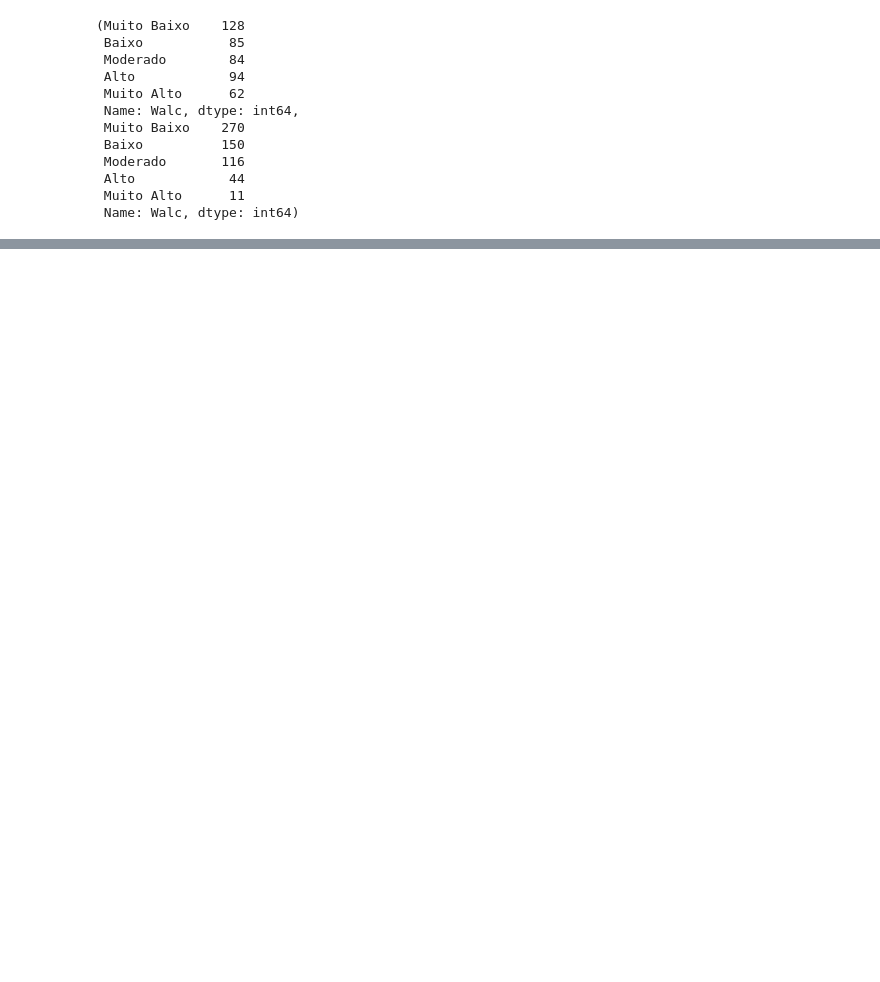
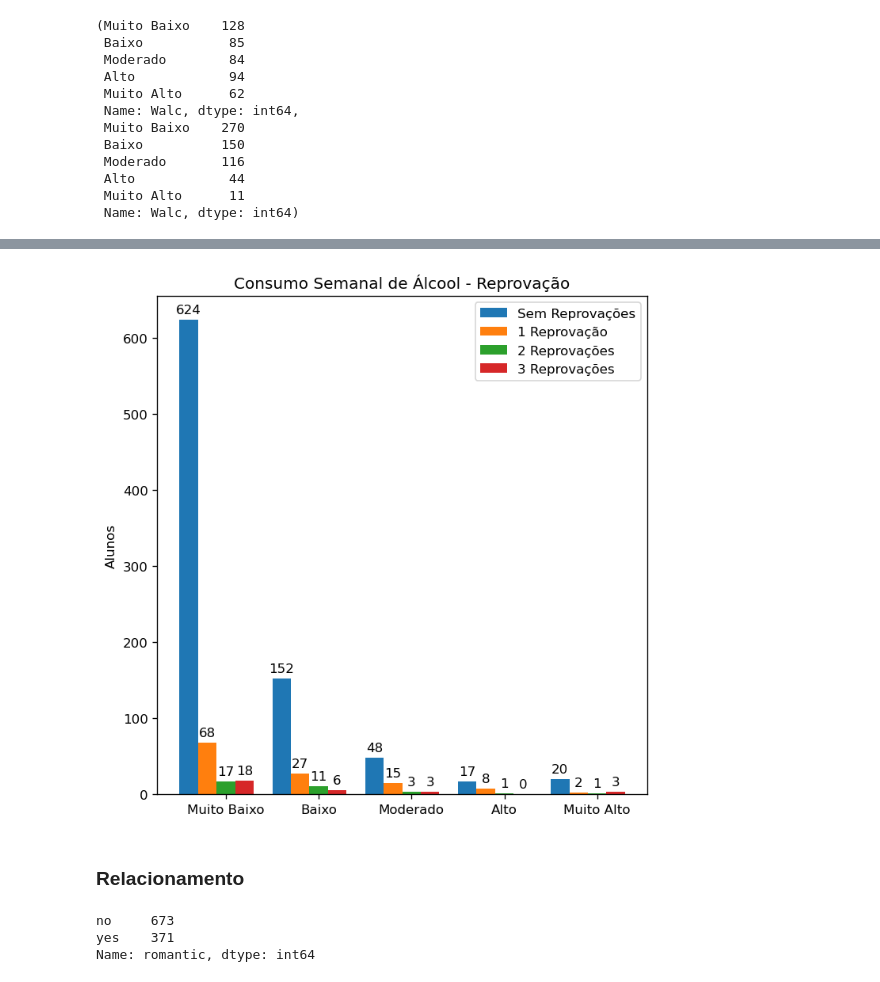
Before and after one commit to IamNivestar/exploratory_analysis_alcohol-effects, a Jupyter notebook: analysis_code.ipynb, the cells around one changed output, grey strips where cells are left out. Drawn from its saved outputs; the diff is of its cells as text; code cells hidden in the pictures; blank space fills up the shorter version.

```diff
--- a/analysis_code.ipynb
+++ b/analysis_code.ipynb
@@ -295,0 +348,5 @@ fig.savefig("consumo_sexo_diario.png")
+# %%
+f1 = df.loc[ (df.failures == 1)]
+f2 = df.loc[ (df.failures == 2)]
+f3 = df.loc[ (df.failures == 3)]
+f0 = df.loc[ (df.failures == 0)]
@@ -295,0 +367,37 @@ fig.savefig("consumo_sexo_diario.png")
+# %%
+
+f1dalc = f1['Dalc'].value_counts()[labels_consumo_alcool]
+f2dalc = f2['Dalc'].value_counts()[labels_consumo_alcool]
+f3dalc = f3_valores
+f0dalc = f0['Dalc'].value_counts()[labels_consumo_alcool]
+# %%
+fig, ax = plt.subplots(figsize=(6, 6), dpi=120)
+x = np.arange(len(labels_consumo_alcool))
+width = 0.20
+
+rects1 = ax.bar(x - 2*width, f0dalc, width, label='Sem Reprovações')
+rects2 = ax.bar(x - width, f1dalc, width, label='1 Reprovação')
+rects3 = ax.bar(x, f2dalc, width, label='2 Reprovações')
+rects4 = ax.bar(x + width, f3dalc, width, label='3 Reprovações')
+
+ax.set_ylabel('Alunos')
+ax.set_title('Consumo Semanal de Álcool - Reprovação')
+ax.set_xticks(x, labels_consumo_alcool)
+ax.legend()
+
+ax.bar_label(rects1, padding=3)
+ax.bar_label(rects2, padding=3)
+ax.bar_label(rects3, padding=3)
+ax.bar_label(rects4, padding=3)
+fig.tight_layout()
+#fig.savefig("consumo_reprovacoes.png")
+# %% [output]
+[figure, added]
+# %% [markdown]
+### Relacionamento
+# %%
+df.romantic.value_counts()
+# %% [output]
+no     673
+yes    371
+Name: romantic, dtype: int64
```
Also changed, not shown: parts of 36 cells of this notebook, 2 other files.
